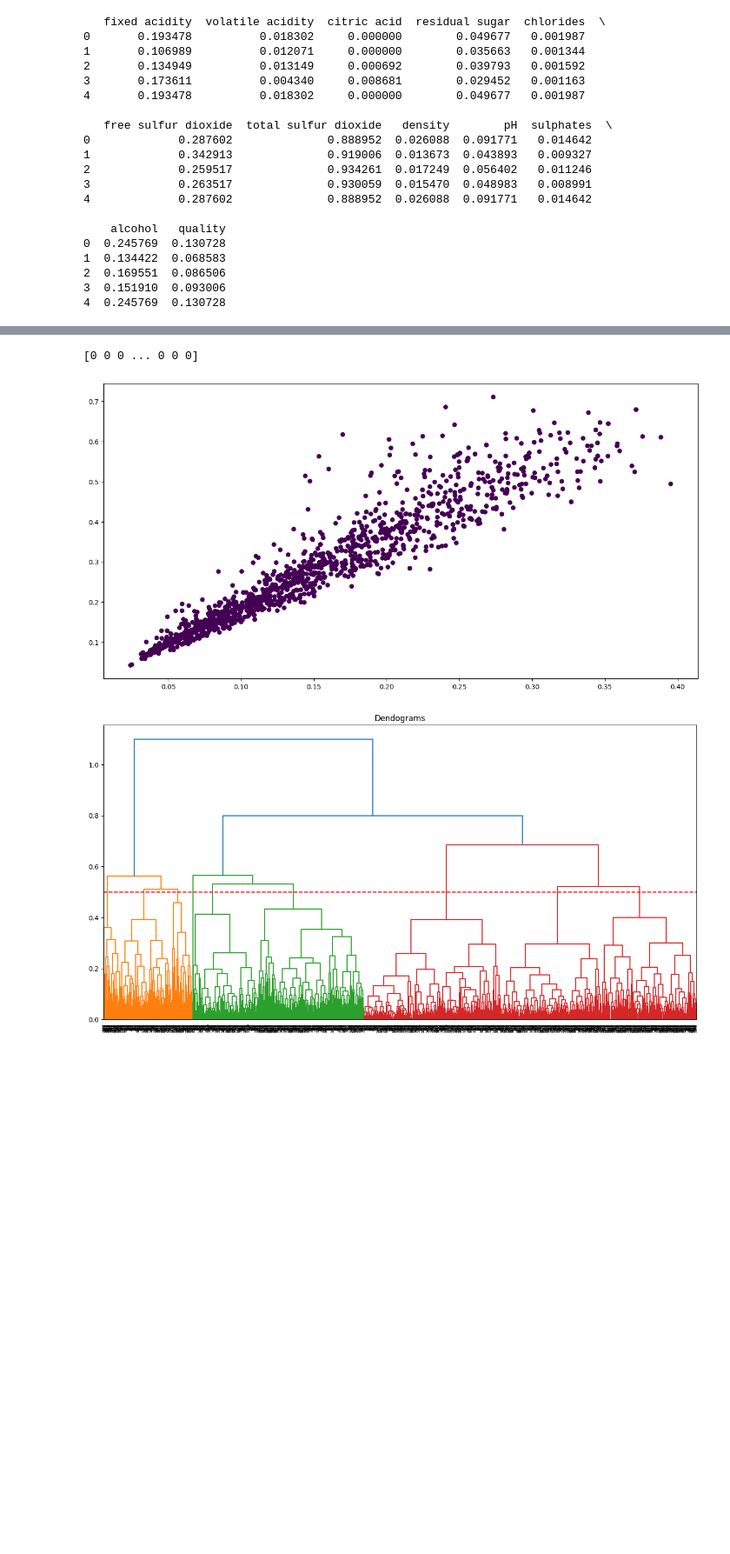
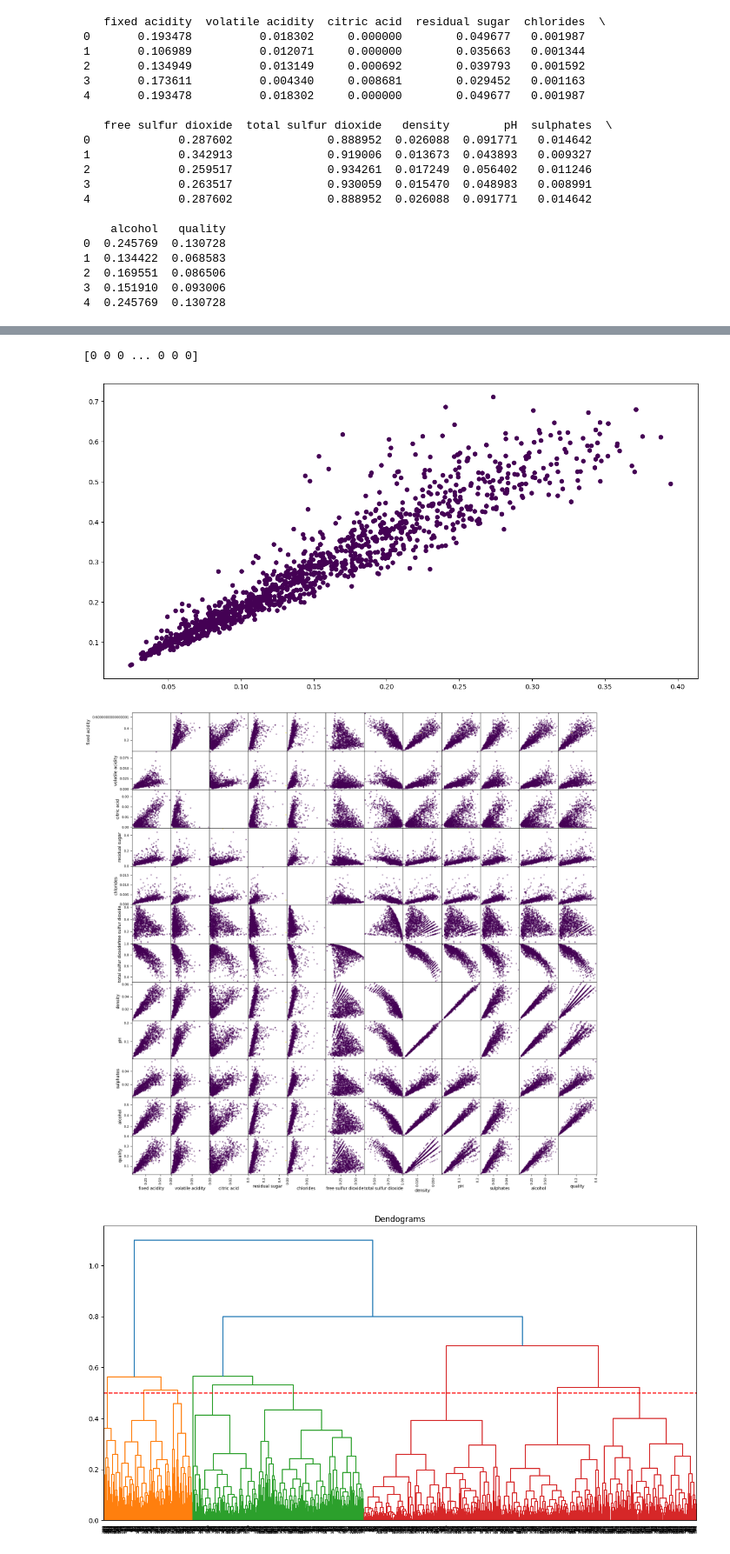
Before and after one commit to MipanZuu/KK2022-IUP, a Jupyter notebook: hierarchical.ipynb, the cells around one changed output, grey strips where cells are left out. Shown at 87% size. Cells and saved outputs as stored; diff of their text form; code cells hidden in the pictures; blank space fills up the shorter version.

Commit message:
adding with matrix

```diff
--- a/hierarchical.ipynb
+++ b/hierarchical.ipynb
@@ -54,25 +54,29 @@ print(scale.head())
 # %%
 # SINGLE INTER-CLUSTER DISTANCE
 #create dendograms with SINGLE inter-cluster distance
 plt.figure(figsize=(16, 8))
 plt.title("Dendograms")
 dendogram = shc.dendrogram(shc.linkage(scale, method='single'))
 plt.axhline(y=6, color='r', linestyle='--')
 plt.show()
 
 #create clusters COMPLETE inter-cluster distance
 cluster = AgglomerativeClustering(n_clusters=2, affinity='euclidean', linkage='single')
 cluster.fit_predict(scale)
 print(cluster.fit_predict(scale))
 
 # cluster dots
 plt.figure(figsize=(16, 8))
 plt.scatter(scale['quality'], scale['alcohol'], c=cluster.labels_)
 plt.show()
+
+pd.plotting.scatter_matrix(scale,figsize=(20, 20),c=cluster.fit_predict(scale),diagonal='none')
+plt.show()
 # %% [output]
 [figure]
 [0 0 0 ... 0 0 0]
 [figure]
+[figure, added]
 # %%
 # COMPLETE INTER-CLUSTER DISTANCE
 #create dendograms with COMPLETE inter-cluster distance
```
Also changed, not shown: parts of 2 cells of this notebook.
